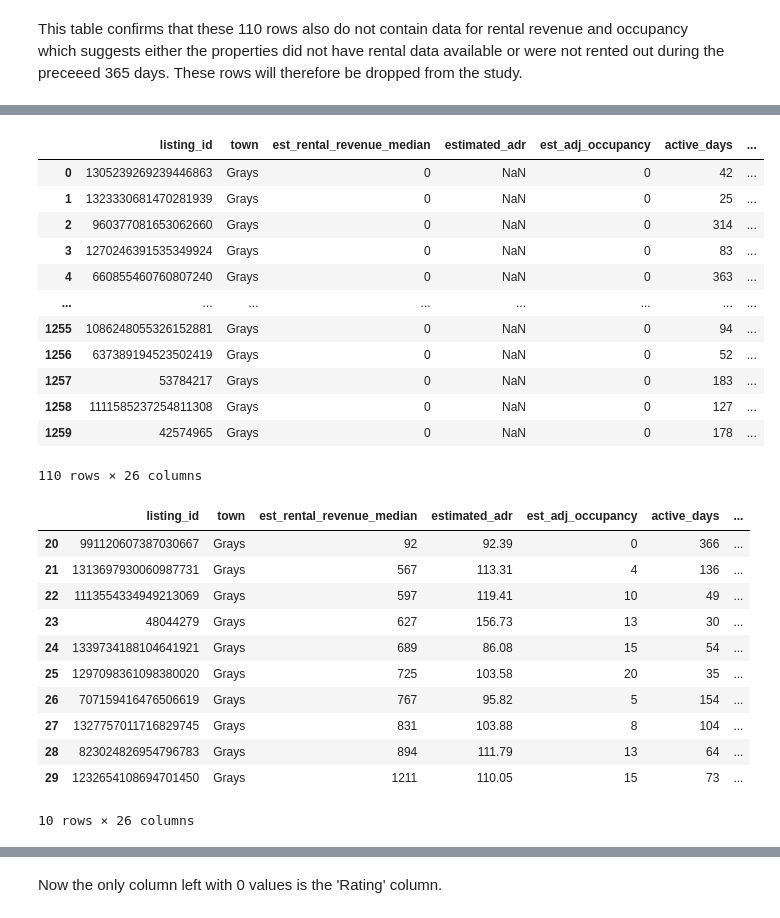
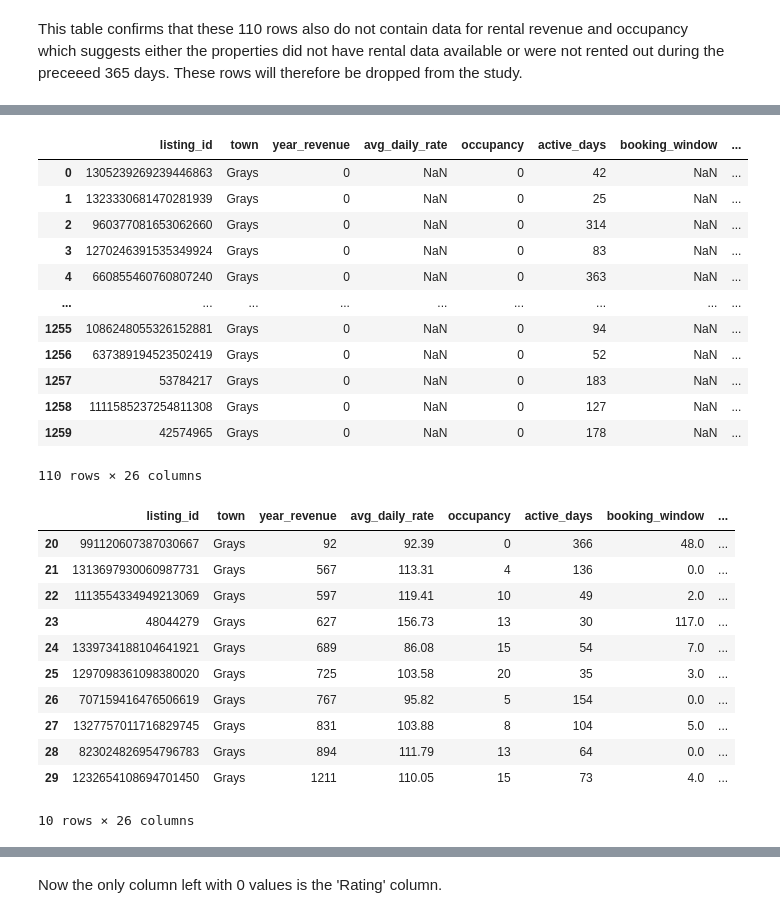
Before and after one commit to AvChilds/serviced_accommodation_ML_project, a Jupyter notebook: masters_assignment_1.ipynb, the cells around one changed output, grey strips where cells are left out. Drawn from its saved outputs; the diff is of its cells as text; code cells hidden in the pictures.

```diff
--- a/masters_assignment_1.ipynb
+++ b/masters_assignment_1.ipynb
@@ -147,3 +147,5 @@ Columns in dataset :['listing_id' 'town' 'est_rental_revenue_median' 'estimated_
  'max_guests' 'listed_price' 'is_active' 'economic_category'
  'blocked_days' 'rating' 'num_reviews' 'beachfront' 'hot_tub' 'ev_charger'
  'kitchen' 'pool' 'pets_allowed' 'smoking_allowed']
+# %%
+data.rename(columns = {'est_rental_revenue_median': 'year_revenue', 'estimated_adr':'avg_daily_rate', 'est_adj_occupancy':'occupancy'}, inplace=True)
@@ -255,33 +267,33 @@ data[(data['est_adj_occupancy'] == 0)]
 # %%
-data[(data['est_rental_revenue_median'] == 0)]
+data[(data['year_revenue'] == 0)]
 # %% [output]
-|  | listing_id | town | est_rental_revenue_median | estimated_adr | est_adj_occupancy | active_days | ... |
-| 0 | 1305239269239446863 | Grays | 0 | NaN | 0 | 42 | ... |
-| 1 | 1323330681470281939 | Grays | 0 | NaN | 0 | 25 | ... |
-| 2 | 960377081653062660 | Grays | 0 | NaN | 0 | 314 | ... |
-| 3 | 1270246391535349924 | Grays | 0 | NaN | 0 | 83 | ... |
-| 4 | 660855460760807240 | Grays | 0 | NaN | 0 | 363 | ... |
-| ... | ... | ... | ... | ... | ... | ... | ... |
-| 1255 | 1086248055326152881 | Grays | 0 | NaN | 0 | 94 | ... |
-| 1256 | 637389194523502419 | Grays | 0 | NaN | 0 | 52 | ... |
-| 1257 | 53784217 | Grays | 0 | NaN | 0 | 183 | ... |
-| 1258 | 1111585237254811308 | Grays | 0 | NaN | 0 | 127 | ... |
-| 1259 | 42574965 | Grays | 0 | NaN | 0 | 178 | ... |
+|  | listing_id | town | year_revenue | avg_daily_rate | occupancy | active_days | booking_window | ... |
+| 0 | 1305239269239446863 | Grays | 0 | NaN | 0 | 42 | NaN | ... |
+| 1 | 1323330681470281939 | Grays | 0 | NaN | 0 | 25 | NaN | ... |
+| 2 | 960377081653062660 | Grays | 0 | NaN | 0 | 314 | NaN | ... |
+| 3 | 1270246391535349924 | Grays | 0 | NaN | 0 | 83 | NaN | ... |
+| 4 | 660855460760807240 | Grays | 0 | NaN | 0 | 363 | NaN | ... |
+| ... | ... | ... | ... | ... | ... | ... | ... | ... |
+| 1255 | 1086248055326152881 | Grays | 0 | NaN | 0 | 94 | NaN | ... |
+| 1256 | 637389194523502419 | Grays | 0 | NaN | 0 | 52 | NaN | ... |
+| 1257 | 53784217 | Grays | 0 | NaN | 0 | 183 | NaN | ... |
+| 1258 | 1111585237254811308 | Grays | 0 | NaN | 0 | 127 | NaN | ... |
+| 1259 | 42574965 | Grays | 0 | NaN | 0 | 178 | NaN | ... |
 110 rows × 26 columns
 # %%
 # selecting rows where rental revenue is not equals to 0
-data = data[data['est_rental_revenue_median'] !=0]
+data = data[data['year_revenue'] != 0]
 data.head(10)
 # %% [output]
-|  | listing_id | town | est_rental_revenue_median | estimated_adr | est_adj_occupancy | active_days | ... |
-| 20 | 991120607387030667 | Grays | 92 | 92.39 | 0 | 366 | ... |
-| 21 | 1313697930060987731 | Grays | 567 | 113.31 | 4 | 136 | ... |
-| 22 | 1113554334949213069 | Grays | 597 | 119.41 | 10 | 49 | ... |
-| 23 | 48044279 | Grays | 627 | 156.73 | 13 | 30 | ... |
-| 24 | 1339734188104641921 | Grays | 689 | 86.08 | 15 | 54 | ... |
-| 25 | 1297098361098380020 | Grays | 725 | 103.58 | 20 | 35 | ... |
-| 26 | 707159416476506619 | Grays | 767 | 95.82 | 5 | 154 | ... |
-| 27 | 1327757011716829745 | Grays | 831 | 103.88 | 8 | 104 | ... |
-| 28 | 823024826954796783 | Grays | 894 | 111.79 | 13 | 64 | ... |
-| 29 | 1232654108694701450 | Grays | 1211 | 110.05 | 15 | 73 | ... |
+|  | listing_id | town | year_revenue | avg_daily_rate | occupancy | active_days | booking_window | ... |
+| 20 | 991120607387030667 | Grays | 92 | 92.39 | 0 | 366 | 48.0 | ... |
+| 21 | 1313697930060987731 | Grays | 567 | 113.31 | 4 | 136 | 0.0 | ... |
+| 22 | 1113554334949213069 | Grays | 597 | 119.41 | 10 | 49 | 2.0 | ... |
+| 23 | 48044279 | Grays | 627 | 156.73 | 13 | 30 | 117.0 | ... |
+| 24 | 1339734188104641921 | Grays | 689 | 86.08 | 15 | 54 | 7.0 | ... |
+| 25 | 1297098361098380020 | Grays | 725 | 103.58 | 20 | 35 | 3.0 | ... |
+| 26 | 707159416476506619 | Grays | 767 | 95.82 | 5 | 154 | 0.0 | ... |
+| 27 | 1327757011716829745 | Grays | 831 | 103.88 | 8 | 104 | 5.0 | ... |
+| 28 | 823024826954796783 | Grays | 894 | 111.79 | 13 | 64 | 0.0 | ... |
+| 29 | 1232654108694701450 | Grays | 1211 | 110.05 | 15 | 73 | 4.0 | ... |
 10 rows × 26 columns
```
Also changed, not shown: parts of 39 cells of this notebook.
